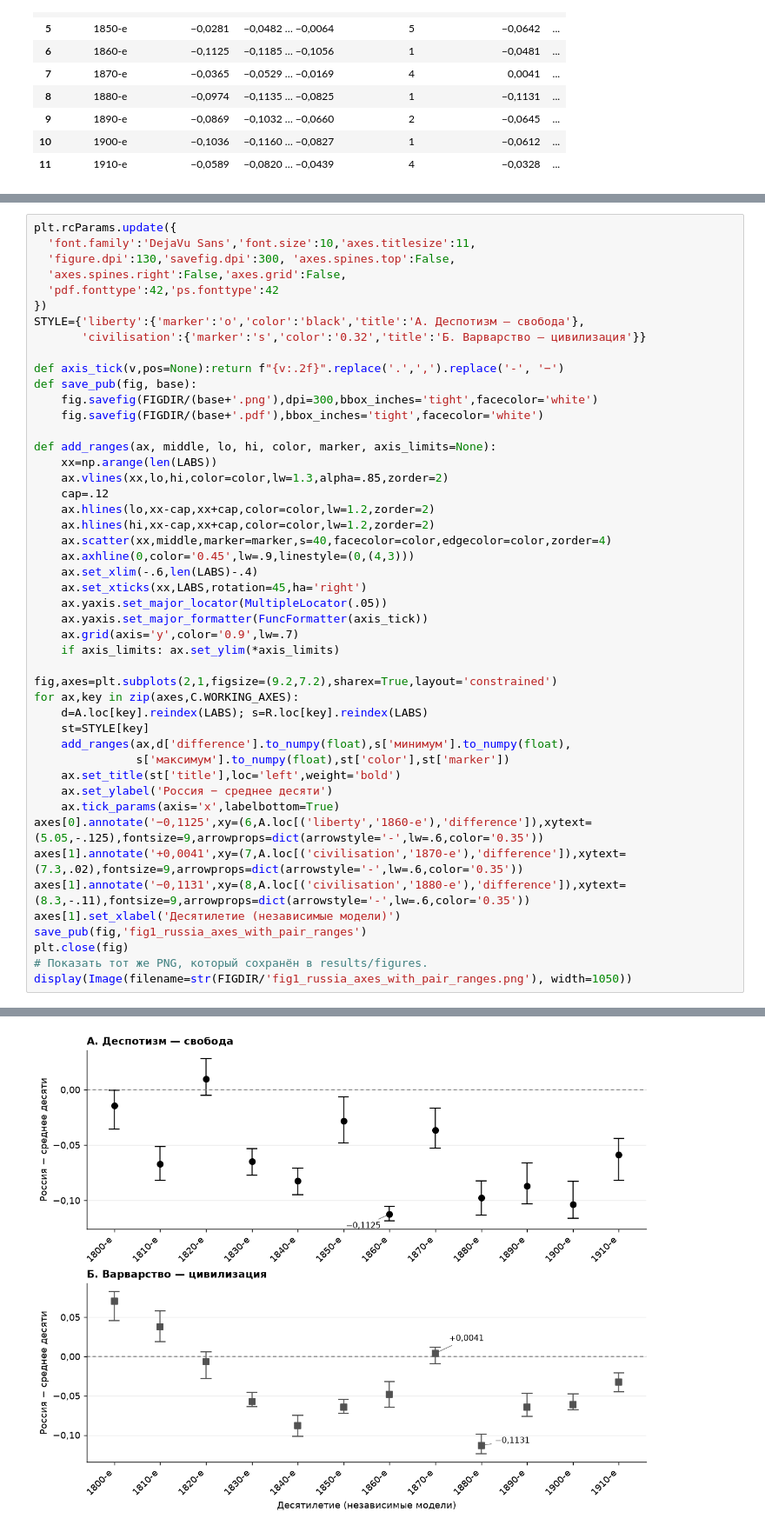
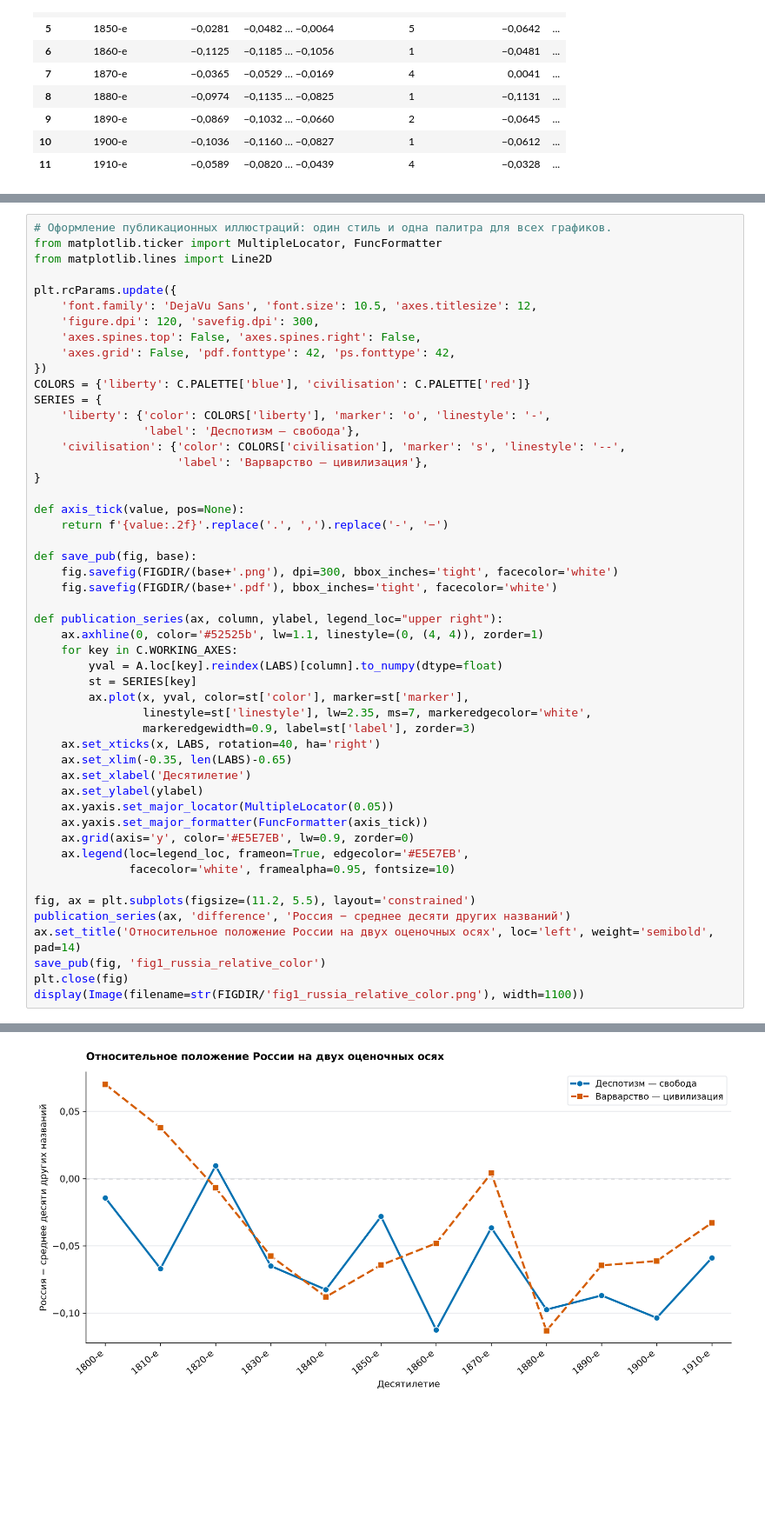
Before and after one commit to alexeyvkuznetsov/british-press-semantic-change, a Jupyter notebook: 02_russia_axes.ipynb, the cells around one changed output, grey strips where cells are left out. Shown at 87% size. Saved outputs shown, nothing was run; the diff lists cells and outputs as text; blank space fills up the shorter version.

```diff
--- a/02_russia_axes.ipynb
+++ b/02_russia_axes.ipynb
@@ -559,48 +553,51 @@ for axis,lab,expected in [('liberty','1860-е',-.1125),('civilisation','1880-е'
 # %%
+# Оформление публикационных иллюстраций: один стиль и одна палитра для всех графиков.
+from matplotlib.ticker import MultipleLocator, FuncFormatter
+from matplotlib.lines import Line2D
+
 plt.rcParams.update({
-  'font.family':'DejaVu Sans','font.size':10,'axes.titlesize':11,
-  'figure.dpi':130,'savefig.dpi':300, 'axes.spines.top':False,
-  'axes.spines.right':False,'axes.grid':False,
-  'pdf.fonttype':42,'ps.fonttype':42
+    'font.family': 'DejaVu Sans', 'font.size': 10.5, 'axes.titlesize': 12,
+    'figure.dpi': 120, 'savefig.dpi': 300,
+    'axes.spines.top': False, 'axes.spines.right': False,
+    'axes.grid': False, 'pdf.fonttype': 42, 'ps.fonttype': 42,
 })
-STYLE={'liberty':{'marker':'o','color':'black','title':'А. Деспотизм — свобода'},
-       'civilisation':{'marker':'s','color':'0.32','title':'Б. Варварство — цивилизация'}}
+COLORS = {'liberty': C.PALETTE['blue'], 'civilisation': C.PALETTE['red']}
+SERIES = {
+    'liberty': {'color': COLORS['liberty'], 'marker': 'o', 'linestyle': '-',
+                'label': 'Деспотизм — свобода'},
+    'civilisation': {'color': COLORS['civilisation'], 'marker': 's', 'linestyle': '--',
+                     'label': 'Варварство — цивилизация'},
+}
 
-def axis_tick(v,pos=None):return f"{v:.2f}".replace('.',',').replace('-', '−')
+def axis_tick(value, pos=None):
+    return f'{value:.2f}'.replace('.', ',').replace('-', '−')
+
 def save_pub(fig, base):
-    fig.savefig(FIGDIR/(base+'.png'),dpi=300,bbox_inches='tight',facecolor='white')
-    fig.savefig(FIGDIR/(base+'.pdf'),bbox_inches='tight',facecolor='white')
+    fig.savefig(FIGDIR/(base+'.png'), dpi=300, bbox_inches='tight', facecolor='white')
+    fig.savefig(FIGDIR/(base+'.pdf'), bbox_inches='tight', facecolor='white')
 
-def add_ranges(ax, middle, lo, hi, color, marker, axis_limits=None):
-    xx=np.arange(len(LABS))
-    ax.vlines(xx,lo,hi,color=color,lw=1.3,alpha=.85,zorder=2)
-    cap=.12
-    ax.hlines(lo,xx-cap,xx+cap,color=color,lw=1.2,zorder=2)
-    ax.hlines(hi,xx-cap,xx+cap,color=color,lw=1.2,zorder=2)
-    ax.scatter(xx,middle,marker=marker,s=40,facecolor=color,edgecolor=color,zorder=4)
-    ax.axhline(0,color='0.45',lw=.9,linestyle=(0,(4,3)))
-    ax.set_xlim(-.6,len(LABS)-.4)
-    ax.set_xticks(xx,LABS,rotation=45,ha='right')
-    ax.yaxis.set_major_locator(MultipleLocator(.05))
+def publication_series(ax, column, ylabel, legend_loc="upper right"):
+    ax.axhline(0, color='#52525b', lw=1.1, linestyle=(0, (4, 4)), zorder=1)
+    for key in C.WORKING_AXES:
+        yval = A.loc[key].reindex(LABS)[column].to_numpy(dtype=float)
+        st = SERIES[key]
+        ax.plot(x, yval, color=st['color'], marker=st['marker'],
+                linestyle=st['linestyle'], lw=2.35, ms=7, markeredgecolor='white',
+                markeredgewidth=0.9, label=st['label'], zorder=3)
+    ax.set_xticks(x, LABS, rotation=40, ha='right')
+    ax.set_xlim(-0.35, len(LABS)-0.65)
+    ax.set_xlabel('Десятилетие')
+    ax.set_ylabel(ylabel)
+    ax.yaxis.set_major_locator(MultipleLocator(0.05))
     ax.yaxis.set_major_formatter(FuncFormatter(axis_tick))
-    ax.grid(axis='y',color='0.9',lw=.7)
-    if axis_limits: ax.set_ylim(*axis_limits)
+    ax.grid(axis='y', color='#E5E7EB', lw=0.9, zorder=0)
+    ax.legend(loc=legend_loc, frameon=True, edgecolor='#E5E7EB',
+              facecolor='white', framealpha=0.95, fontsize=10)
 
-fig,axes=plt.subplots(2,1,figsize=(9.2,7.2),sharex=True,layout='constrained')
-for ax,key in zip(axes,C.WORKING_AXES):
-    d=A.loc[key].reindex(LABS); s=R.loc[key].reindex(LABS)
-    st=STYLE[key]
-    add_ranges(ax,d['difference'].to_numpy(float),s['минимум'].to_numpy(float),
-               s['максимум'].to_numpy(float),st['color'],st['marker'])
-    ax.set_title(st['title'],loc='left',weight='bold')
-    ax.set_ylabel('Россия − среднее десяти')
-    ax.tick_params(axis='x',labelbottom=True)
-axes[0].annotate('−0,1125',xy=(6,A.loc[('liberty','1860-е'),'difference']),xytext=(5.05,-.125),fontsize=9,arrowprops=dict(arrowstyle='-',lw=.6,color='0.35'))
-axes[1].annotate('+0,0041',xy=(7,A.loc[('civilisation','1870-е'),'difference']),xytext=(7.3,.02),fontsize=9,arrowprops=dict(arrowstyle='-',lw=.6,color='0.35'))
-axes[1].annotate('−0,1131',xy=(8,A.loc[('civilisation','1880-е'),'difference']),xytext=(8.3,-.11),fontsize=9,arrowprops=dict(arrowstyle='-',lw=.6,color='0.35'))
-axes[1].set_xlabel('Десятилетие (независимые модели)')
-save_pub(fig,'fig1_russia_axes_with_pair_ranges')
+fig, ax = plt.subplots(figsize=(11.2, 5.5), layout='constrained')
+publication_series(ax, 'difference', 'Россия − среднее десяти других названий')
+ax.set_title('Относительное положение России на двух оценочных осях', loc='left', weight='semibold', pad=14)
+save_pub(fig, 'fig1_russia_relative_color')
 plt.close(fig)
-# Показать тот же PNG, который сохранён в results/figures.
-display(Image(filename=str(FIGDIR/'fig1_russia_axes_with_pair_ranges.png'), width=1050))
+display(Image(filename=str(FIGDIR/'fig1_russia_relative_color.png'), width=1100))
 # %% [output]
@@ -607,2 +605,2 @@ display(Image(filename=str(FIGDIR/'fig1_russia_axes_with_pair_ranges.png'), widt
-[figure, old version]
+[figure, new version]
 # %% [markdown]
```
Also changed, not shown: parts of 14 cells of this notebook, 20 other files.
